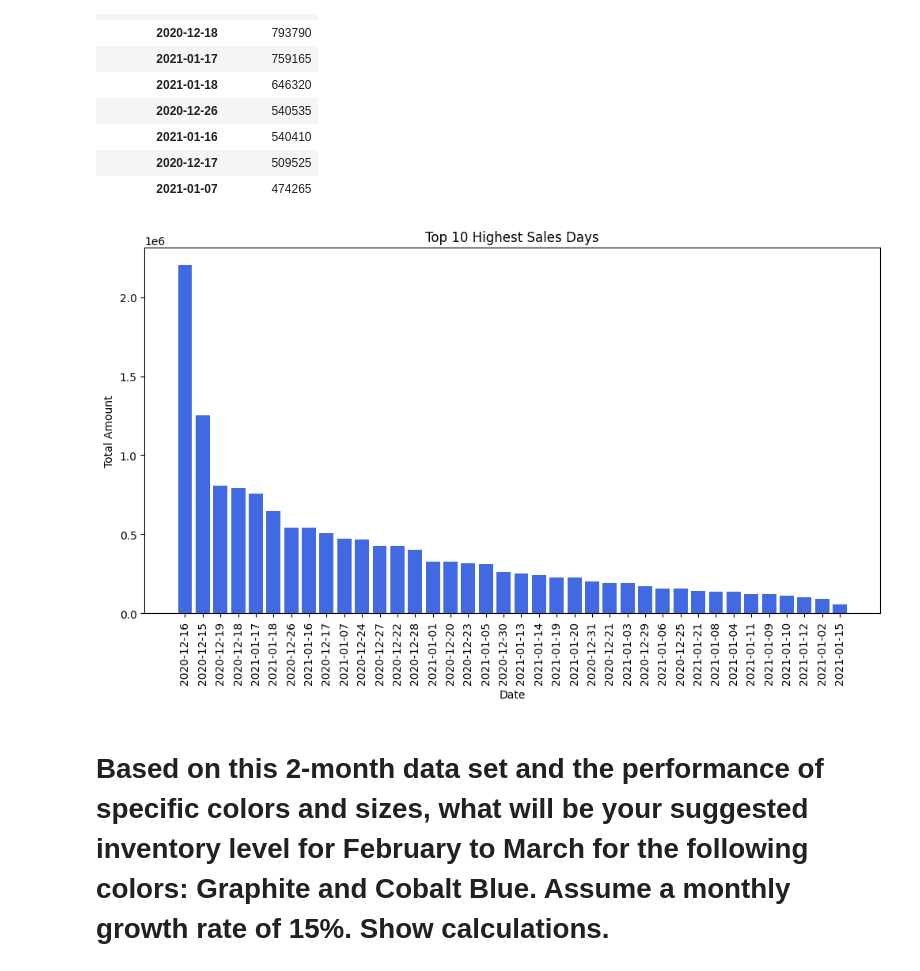
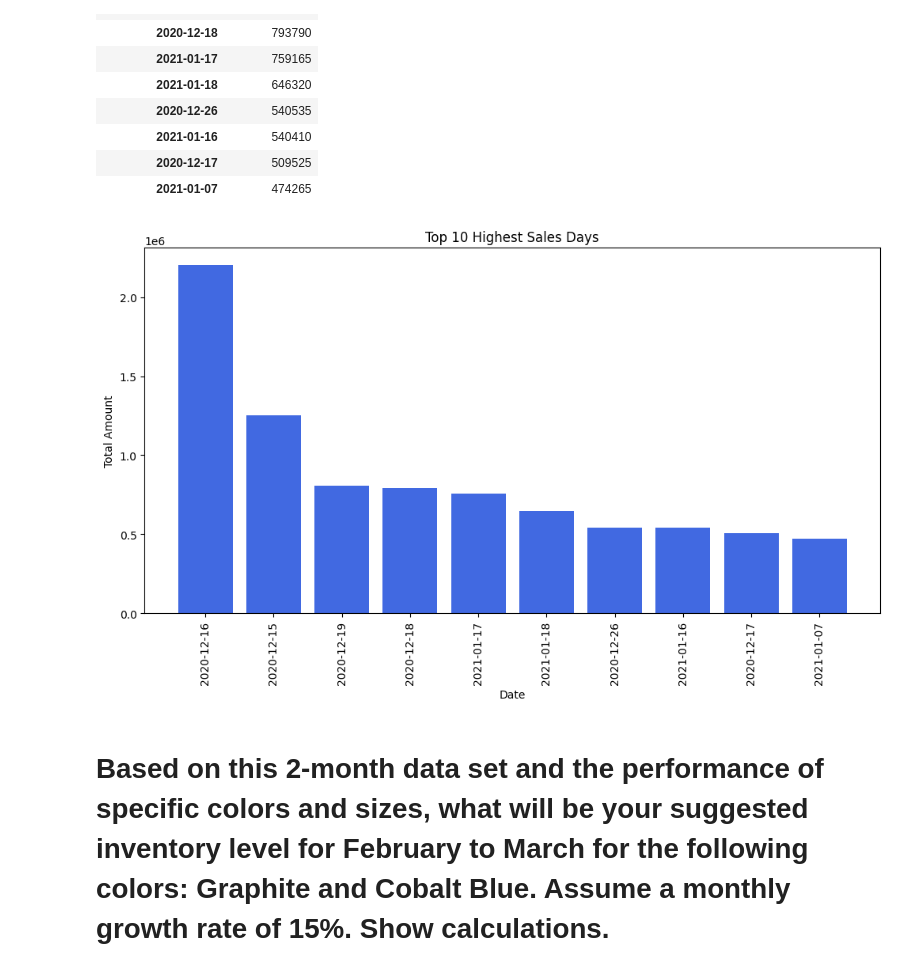
Before and after one commit to Vince2414/case_study, a Jupyter notebook: case-study-order.ipynb, the cells around one changed output. Saved outputs shown, nothing was run; the diff lists cells and outputs as text; code cells hidden in the pictures.

```diff
--- a/case-study-order.ipynb
+++ b/case-study-order.ipynb
@@ -168,18 +176,18 @@ highest_amount_sorted.head(10)
 | 2021-01-07 | 474265 |
 # %%
 plt.figure(figsize=(12, 6))
-plt.bar(highest_amount_sorted.index.astype(str), highest_amount_sorted['Total_Amount'], color='royalblue')
+plt.bar(highest_amount_sorted.head(10).index.astype(str), highest_amount_sorted['Total_Amount'].head(10), color='royalblue')
 
 
 plt.xlabel("Date")
 plt.ylabel("Total Amount")
 plt.title("Top 10 Highest Sales Days")
 plt.xticks(rotation=90)
 
 
 plt.show()
 # %% [output]
-[figure, old version]
+[figure, new version]
 # %% [markdown]
 #  Based on this 2-month data set and the performance of specific colors and sizes, what will be your suggested inventory level for February to March for the following colors: Graphite and Cobalt Blue. Assume a monthly growth rate of 15%. Show calculations.
 # %%
```
Also changed, not shown: parts of 1 cell of this notebook.
